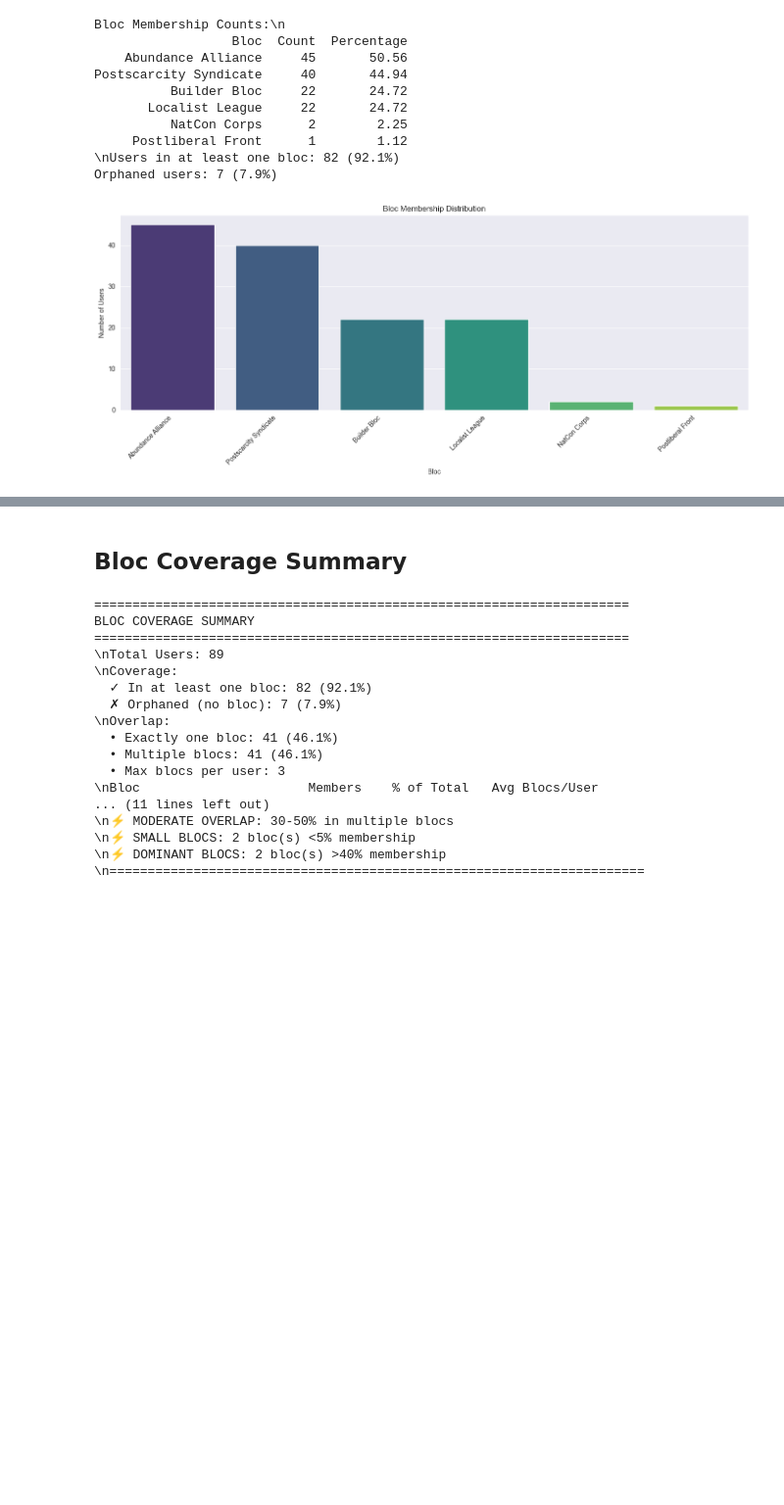
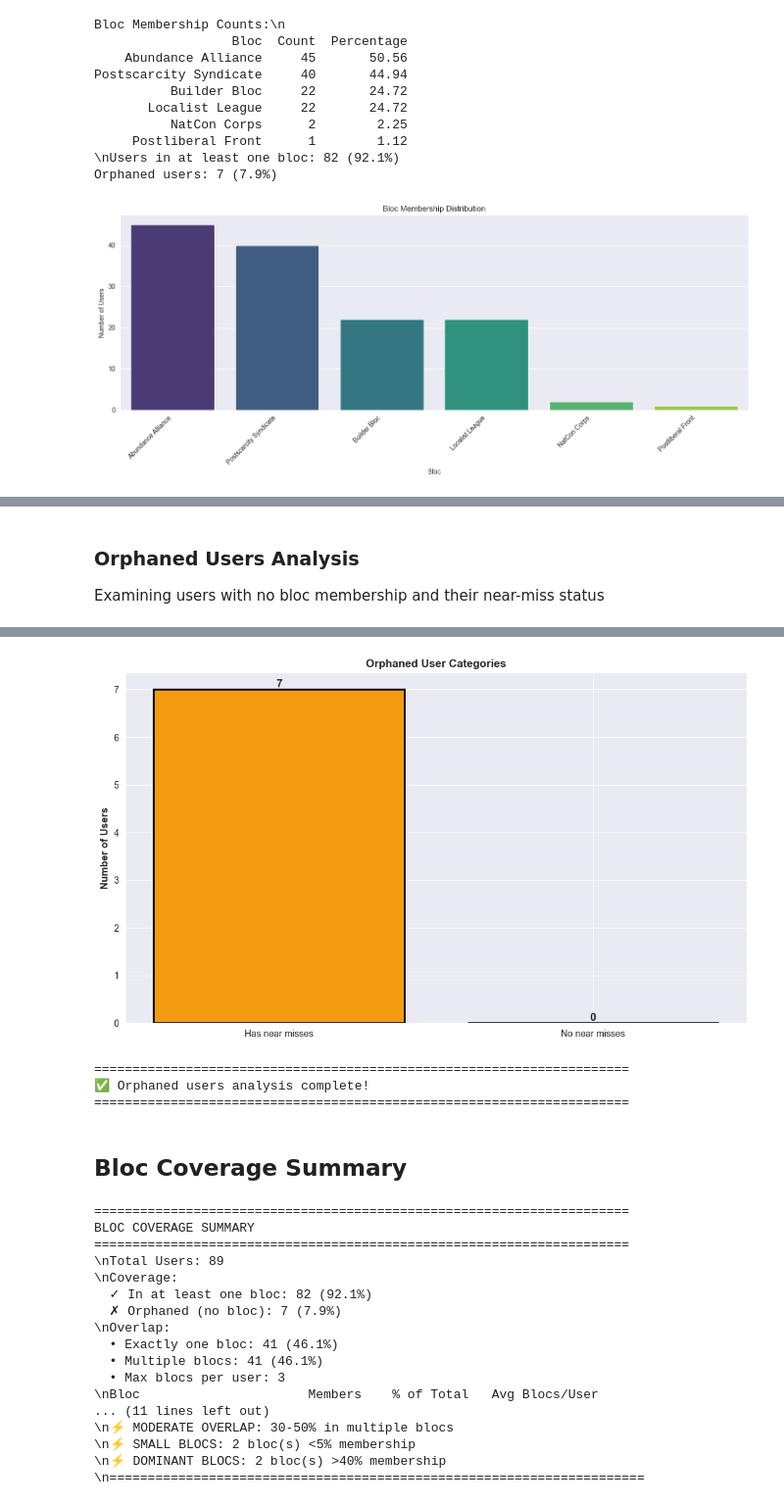
Before and after one commit to seanbhart/squares, a Jupyter notebook: analytics/bloc_exploration.ipynb, the cells around one changed output, grey strips where cells are left out. Shown: that part at 98% size. Drawn from its saved outputs; the diff is of its cells as text; code cells hidden in the pictures; blank space fills up the shorter version.

```diff
--- a/analytics/bloc_exploration.ipynb
+++ b/analytics/bloc_exploration.ipynb
@@ -141,0 +318,68 @@ Orphaned users: 7 (7.9%)
+# %% [markdown]
+### Orphaned Users Analysis
+
+Examining users with no bloc membership and their near-miss status
+# %%
+# Analyze orphaned users
+# Ensure required columns exist
+if 'in_any_bloc' not in df.columns:
+    df['in_any_bloc'] = df[bloc_columns].any(axis=1)
+if 'bloc_count' not in df.columns:
+    df['bloc_count'] = df[bloc_columns].sum(axis=1)
+
+orphaned_users = df[~df['in_any_bloc']][['username', 'total_near_misses'] + dimensions + near_miss_cols]
+
+print("=" * 70)
+print("ORPHANED USERS ANALYSIS")
+print("=" * 70)
+print(f"\n📊 Total orphaned users: {len(orphaned_users)}")
+print(f"   • With near misses: {(orphaned_users['total_near_misses'] > 0).sum()}")
+print(f"   • Without near misses: {(orphaned_users['total_near_misses'] == 0).sum()}")
+
+orphaned_with_near_miss = orphaned_users[orphaned_users['total_near_misses'] > 0]
+if len(orphaned_with_near_miss) > 0:
+    print(f"\n🎯 Orphaned users who nearly qualified:\n")
+    display_cols = ['username', 'total_near_misses', 'trade_score', 'abortion_score', 'migration_score', 'economics_score', 'rights_score']
+    print(orphaned_with_near_miss[display_cols].sort_values('total_near_misses', ascending=False).to_string(index=False))
+
+    # Show which blocs they nearly qualified for
+    print(f"\n📋 Specific near-miss blocs for orphaned users:\n")
+    for idx, row in orphaned_with_near_miss.iterrows():
+        near_blocs = []
+        if row['post_scarcity_near']: near_blocs.append('Post-Scarcity')
+        if row['builder_near']: near_blocs.append('Builder')
+        if row['abundance_near']: near_blocs.append('Abundance')
+        if row['localist_near']: near_blocs.append('Localist')
+        if row['natcon_near']: near_blocs.append('NatCon')
+        if row['postlib_near']: near_blocs.append('Postliberal')
+
+        if near_blocs:
+            print(f"   • {row['username']}: {', '.join(near_blocs)}")
+
+orphaned_no_near_miss = orphaned_users[orphaned_users['total_near_misses'] == 0]
+if len(orphaned_no_near_miss) > 0:
+    print(f"\n❌ Truly orphaned users (no near misses):\n")
+    print(orphaned_no_near_miss[display_cols].to_string(index=False))
+
+# Visualize orphaned user categories
+fig, ax = plt.subplots(figsize=(10, 6))
+orphan_categories = {
+    'Has near misses': (orphaned_users['total_near_misses'] > 0).sum(),
+    'No near misses': (orphaned_users['total_near_misses'] == 0).sum()
+}
+colors = ['#f39c12', '#e74c3c']
+bars = ax.bar(orphan_categories.keys(), orphan_categories.values(), color=colors, edgecolor='black', linewidth=2)
+ax.set_ylabel('Number of Users', fontsize=11, fontweight='bold')
+ax.set_title('Orphaned User Categories', fontsize=12, fontweight='bold')
+for bar in bars:
+    height = bar.get_height()
+    ax.text(bar.get_x() + bar.get_width()/2., height, f'{int(height)}',
+           ha='center', va='bottom', fontsize=12, fontweight='bold')
+
+plt.tight_layout()
+plt.show()
+
+print(f"\n{'='*70}")
+print("✅ Orphaned users analysis complete!")
+print(f"{'='*70}")
+# %% [output]
@@ -142,3 +403,7 @@ Orphaned users: 7 (7.9%)
+[figure, added]
+======================================================================
+✅ Orphaned users analysis complete!
+======================================================================
 # %% [markdown]
 ## Bloc Coverage Summary
 # %%
```
Also changed, not shown: parts of 5 cells of this notebook.
